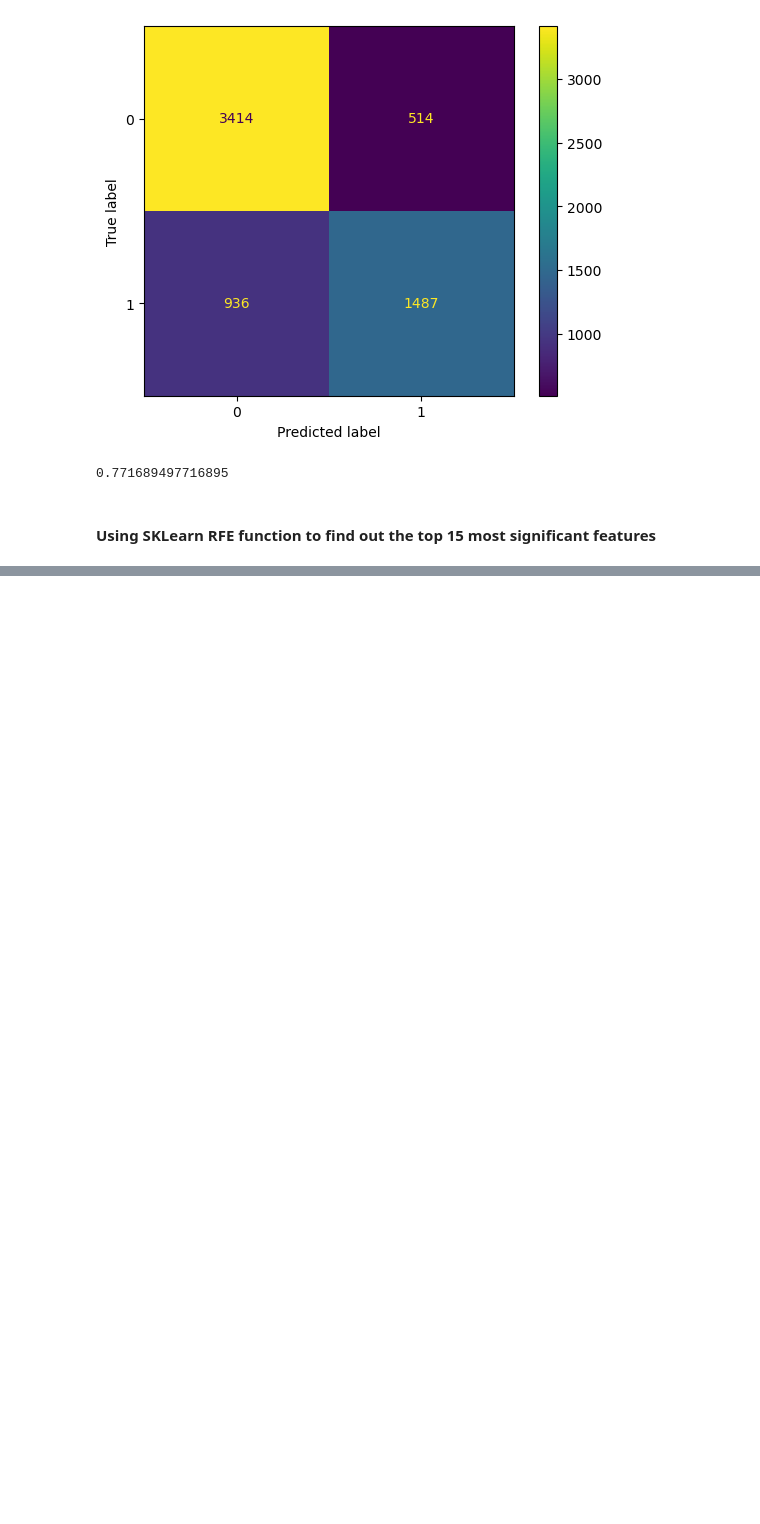
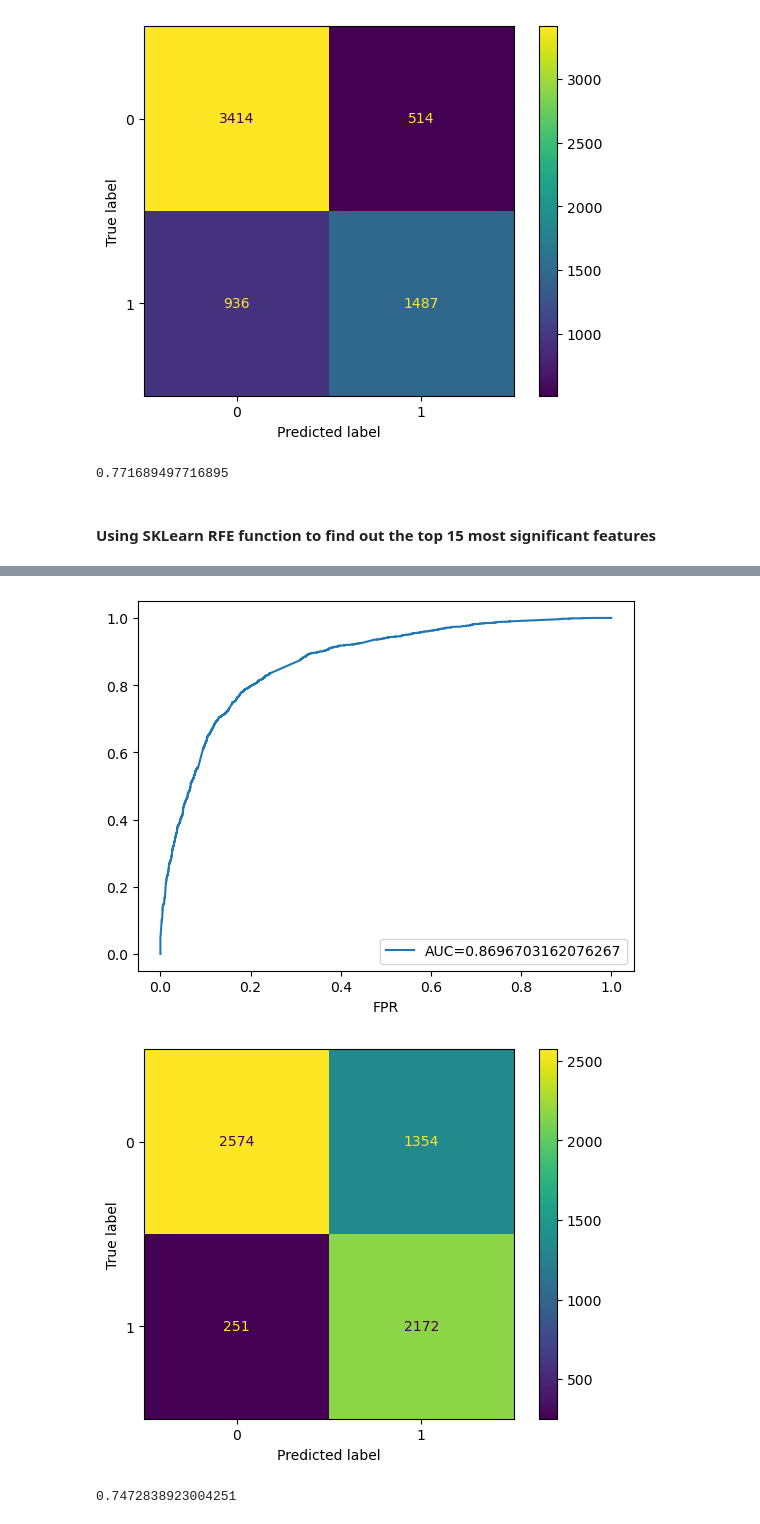
Before and after one commit to tthakur2015/Lead-Scoring-Logistic-Regression-Model, a Jupyter notebook: Case Study Notebook.ipynb, the cells around one changed output, grey strips where cells are left out. Cells and saved outputs as stored; diff of their text form; code cells hidden in the pictures; blank space fills up the shorter version.

```diff
--- a/Case Study Notebook.ipynb
+++ b/Case Study Notebook.ipynb
@@ -754,3 +777,37 @@ print(metrics.accuracy_score(y_train_pred_final.Converted, y_train_pred_final.pr
+# %%
+# Getting the predicted values on the train set
+y_train_pred = res.predict(X_train_sm)
+
+y_train_pred_final = pd.DataFrame({'Converted':y_train.values, 'Conversion_Prob':y_train_pred})
+
+#Using a threshhold of 0.25 to make sure that
+y_train_pred_final['predicted'] = y_train_pred_final.Conversion_Prob.map(lambda x: 1 if x > 0.25 else 0)
+
+# calculate the fpr and tpr for all thresholds of the classification
+
+fpr, tpr, threshold = metrics.roc_curve(y_train, y_train_pred_final.Conversion_Prob)
+roc_auc = metrics.auc(fpr, tpr)
+
+# method I: plt
+auc = metrics.roc_auc_score(y_train, y_train_pred_final.Conversion_Prob)
+
+#create ROC curve
+plt.plot(fpr,tpr,label="AUC="+str(auc))
+plt.legend(loc=4)
+plt.xlabel("FPR")
+plt.show()
+
+confusion = metrics.confusion_matrix(y_train_pred_final.Converted, y_train_pred_final.predicted )
+disp = metrics.ConfusionMatrixDisplay(confusion)
+
+disp.plot()
+plt.show()
+
+print(metrics.accuracy_score(y_train_pred_final.Converted, y_train_pred_final.predicted))
+# %% [output]
+[figure, added]
+[figure, added]
+0.7472838923004251
 # %%
 # Getting the predicted values on the test set
 X_test_sm = sm.add_constant(X_test[col])
```
Also changed, not shown: parts of 6 cells of this notebook.
